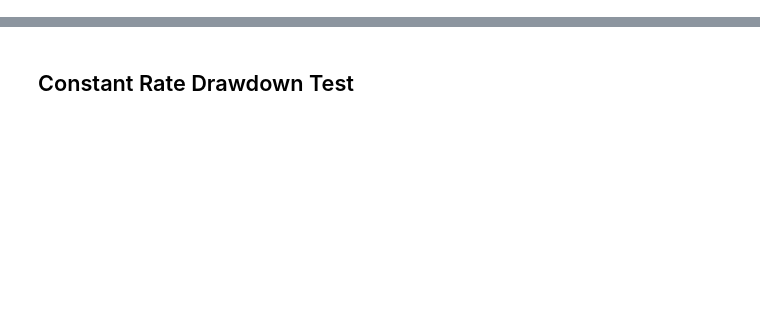
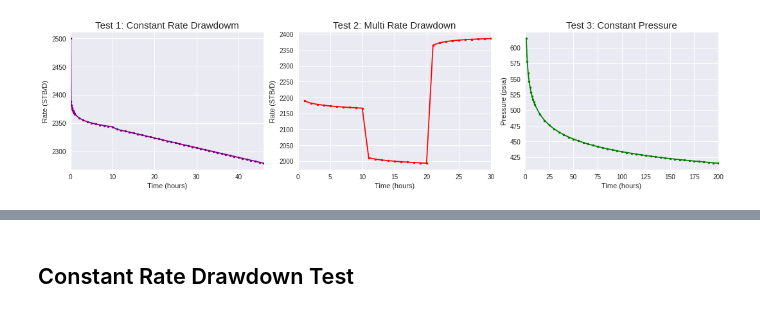
Before and after one commit to yohanesnuwara/pyreservoir, a Jupyter notebook: notebooks/well_drawdown_testing_notebook.ipynb, the cells around one changed output, grey strips where cells are left out. Cells and saved outputs as stored; diff of their text form; code cells hidden in the pictures; blank space fills up the shorter version.

```diff
--- a/notebooks/well_drawdown_testing_notebook.ipynb
+++ b/notebooks/well_drawdown_testing_notebook.ipynb
@@ -23,0 +33,44 @@ from wellanalysis import *
+# %%
+# There are 6 test datasets
+
+import glob
+import os
+
+# get all paths and alphabetically ordered
+paths = sorted(glob.glob(os.path.join("/content/pyreservoir/data/welltest", "*.csv")))
+
+plt.figure(figsize=(15,7))
+titles = ['Test 1: Constant Rate Drawdowm', 'Test 2: Multi Rate Drawdown',
+          'Test 3: Constant Pressure']
+colors = ['purple', 'red', 'green']
+
+for i in range(len(paths)):
+  if i < 3:
+    if i == 2:
+      # pressure test
+      df = pd.read_csv(paths[i])
+      t = df.iloc[:,0].values # time column
+      q = df.iloc[:,1].values # rate column
+
+      plt.subplot(2,3,i+1)
+      plt.plot(t, q, '.-', color=colors[i])
+      plt.ylabel('Pressure (psia)')
+
+    else:
+      # rate test
+      df = pd.read_csv(paths[i])
+      t = df.iloc[:,0].values # time column
+      p = df.iloc[:,1].values # pressure column
+
+      plt.subplot(2,3,i+1)
+      plt.plot(t, p, '.-', color=colors[i])
+      plt.ylabel('Rate (STB/D)')
+
+    plt.title(titles[i], size=15)
+    plt.xlabel('Time (hours)')
+    plt.xlim(0, max(t))
+
+plt.tight_layout(1)
+plt.show()
+# %% [output]
+[figure, added]
```
Also changed, not shown: parts of 10 cells of this notebook.
